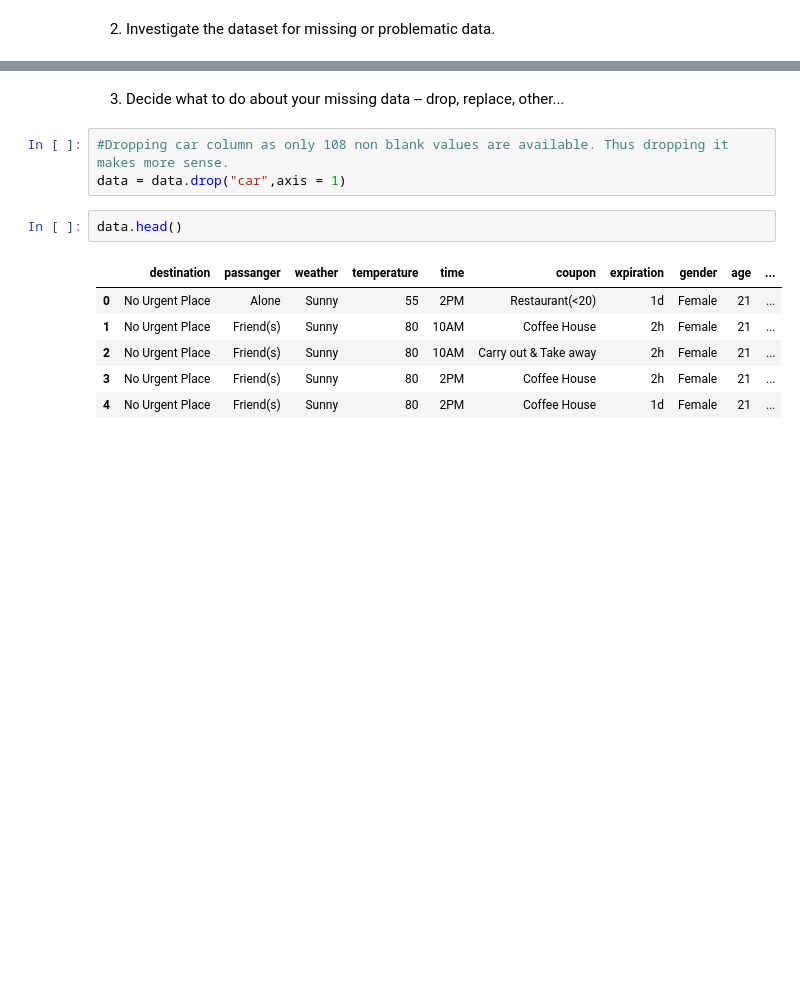
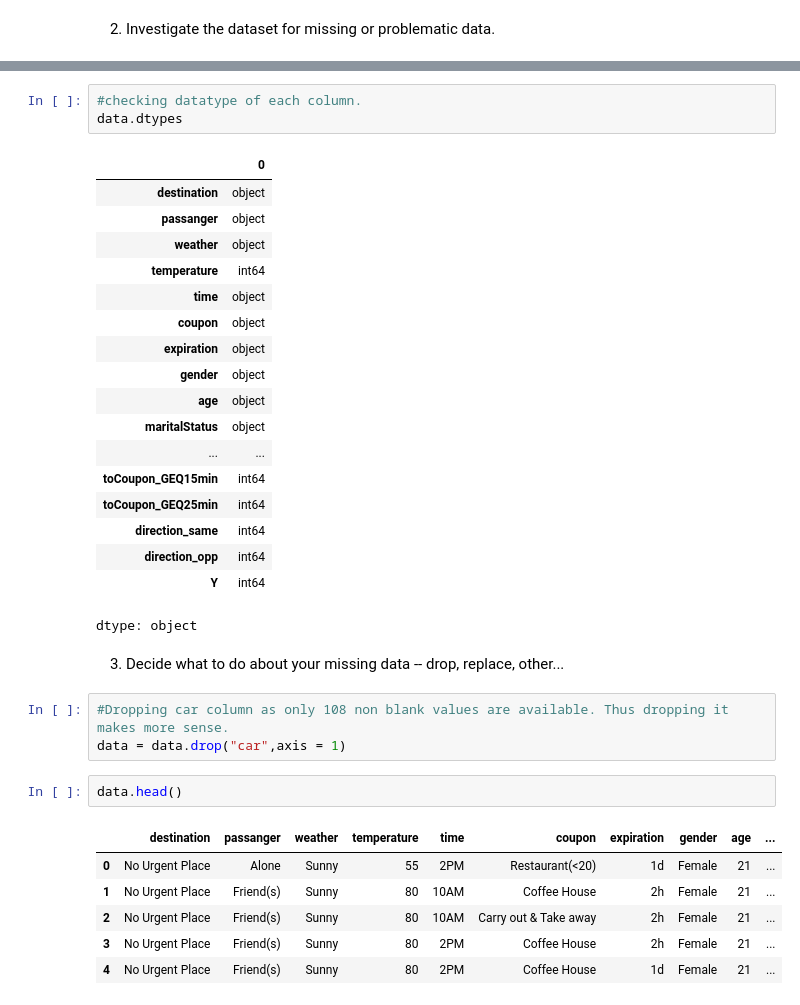
Before and after one commit to chitrapal1/UCB_AIML, a Jupyter notebook: assignment5_coupon_acceptance_analysis.ipynb, the cells around one changed output, grey strips where cells are left out. Saved outputs shown, nothing was run; the diff lists cells and outputs as text; blank space fills up the shorter version.

```diff
--- a/assignment5_coupon_acceptance_analysis.ipynb
+++ b/assignment5_coupon_acceptance_analysis.ipynb
@@ -106,3 +112,25 @@ dtype: int64
+# %%
+#checking datatype of each column.
+data.dtypes
+# %% [output]
+|  | 0 |
+| destination | object |
+| passanger | object |
+| weather | object |
+| temperature | int64 |
+| time | object |
+| coupon | object |
+| expiration | object |
+| gender | object |
+| age | object |
+| maritalStatus | object |
+| ... | ... |
+| toCoupon_GEQ15min | int64 |
+| toCoupon_GEQ25min | int64 |
+| direction_same | int64 |
+| direction_opp | int64 |
+| Y | int64 |
+dtype: object
 # %% [markdown]
 3. Decide what to do about your missing data -- drop, replace, other...
 # %%
```
Also changed, not shown: parts of 11 cells of this notebook.
